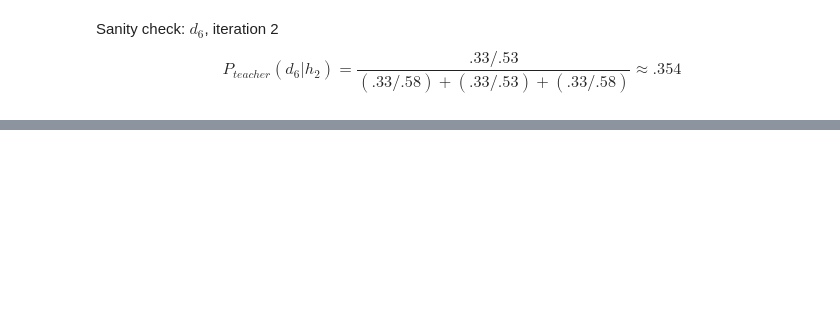
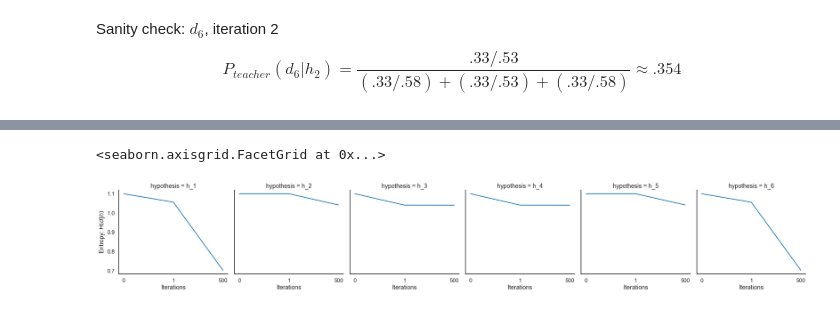
Before and after one commit to nataliavelez/teaching_models, a Jupyter notebook: line_game_model.ipynb, the cells around one changed output, grey strips where cells are left out. Saved outputs shown, nothing was run; the diff lists cells and outputs as text; code cells hidden in the pictures; blank space fills up the shorter version.

```diff
--- a/line_game_model.ipynb
+++ b/line_game_model.ipynb
@@ -198,0 +207,7 @@ plt.show()
+# %%
+mtx_0 = df_0.to_numpy()
+mtx_1 = df_1.to_numpy()
+mtx_500 = df_500.to_numpy()
+
+posterior_mtx = np.stack([mtx_0, mtx_1, mtx_500],axis=-1)
+print(posterior_mtx.shape)
@@ -198,0 +222,16 @@ plt.show()
+# %%
+# Compute entropy
+entropy_mtx = stats.entropy(posterior_mtx)
+
+# Assemble into a tidy datframe
+entropy_df = pd.DataFrame(entropy_mtx,
+                          index=['h_%i' % (i+1) for i in range(6)],
+                          columns=['0', '1', '500'])
+
+entropy_df.index.name = 'hypothesis' # Hypothesis column
+entropy_df = entropy_df.reset_index()
+
+entropy_df = pd.melt(entropy_df, id_vars=['hypothesis'], value_vars=['0','1','500'],
+                     var_name='iterations', value_name='entropy')
+
+entropy_df
@@ -198,0 +256,6 @@ plt.show()
+# %%
+ax = sns.relplot(data=entropy_df, x='iterations', y='entropy', col='hypothesis', kind='line')
+ax.set(xlabel='Iterations', ylabel='Entropy: $H(d|h)$')
+# %% [output]
+<seaborn.axisgrid.FacetGrid at 0x...>
+[figure, added]
```
Also changed, not shown: parts of 10 cells of this notebook.
